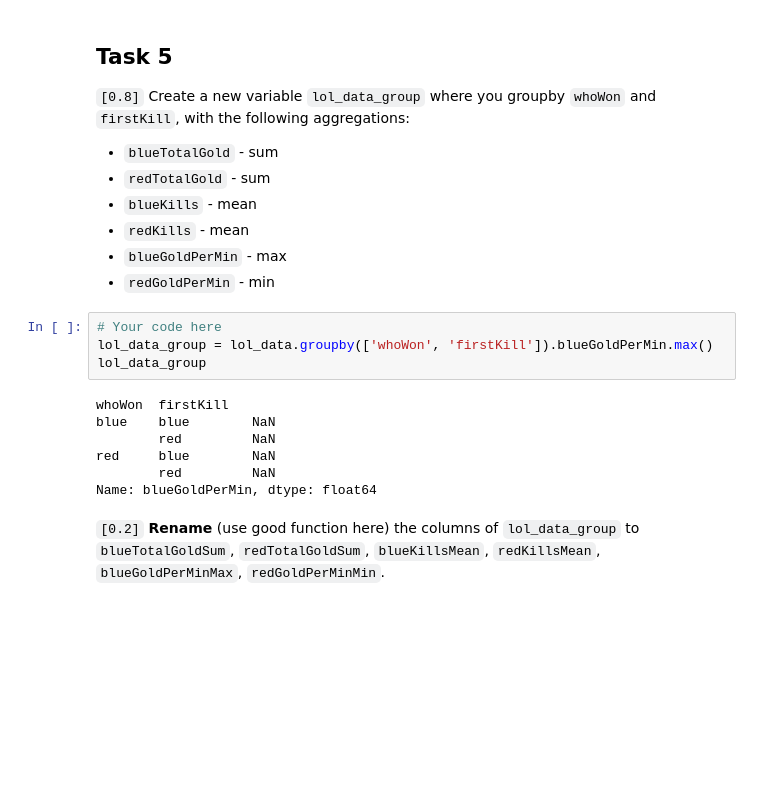
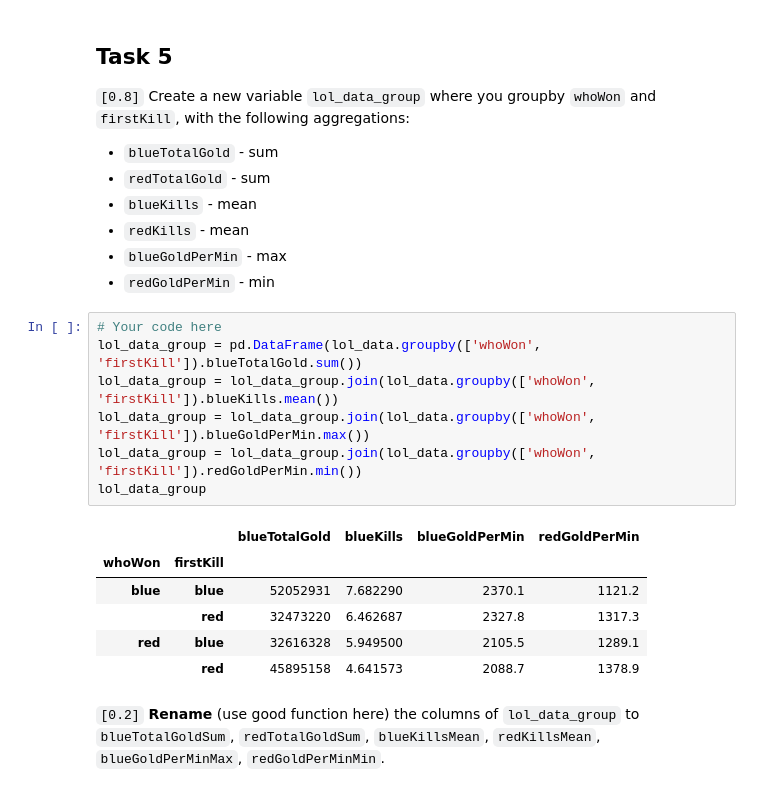
Before and after one commit to jakubl95/introduction-to-python, a Jupyter notebook: Exam/exam.ipynb, the cells around one changed output. Saved outputs shown, nothing was run; the diff lists cells and outputs as text; blank space fills up the shorter version.

```diff
--- a/Exam/exam.ipynb
+++ b/Exam/exam.ipynb
@@ -241,15 +224,18 @@ lol_data_updated
 - `redGoldPerMin` - min
 # %%
 # Your code here
-lol_data_group = lol_data.groupby(['whoWon', 'firstKill']).blueGoldPerMin.max()
+lol_data_group = pd.DataFrame(lol_data.groupby(['whoWon', 'firstKill']).blueTotalGold.sum())
+lol_data_group = lol_data_group.join(lol_data.groupby(['whoWon', 'firstKill']).blueKills.mean())
+lol_data_group = lol_data_group.join(lol_data.groupby(['whoWon', 'firstKill']).blueGoldPerMin.max())
+lol_data_group = lol_data_group.join(lol_data.groupby(['whoWon', 'firstKill']).redGoldPerMin.min())
 lol_data_group
 # %% [output]
-whoWon  firstKill
-blue    blue        NaN
-        red         NaN
-red     blue        NaN
-        red         NaN
-Name: blueGoldPerMin, dtype: float64
+|  |  | blueTotalGold | blueKills | blueGoldPerMin | redGoldPerMin |
+| whoWon | firstKill |  |  |  |  |
+| blue | blue | 52052931 | 7.682290 | 2370.1 | 1121.2 |
+|  | red | 32473220 | 6.462687 | 2327.8 | 1317.3 |
+| red | blue | 32616328 | 5.949500 | 2105.5 | 1289.1 |
+|  | red | 45895158 | 4.641573 | 2088.7 | 1378.9 |
 # %% [markdown]
 `[0.2]` **Rename** (use good function here) the columns of `lol_data_group` to `blueTotalGoldSum`, `redTotalGoldSum`, `blueKillsMean`, `redKillsMean`, `blueGoldPerMinMax`, `redGoldPerMinMin`.
 # %%
```
Also changed, not shown: parts of 3 cells of this notebook.
